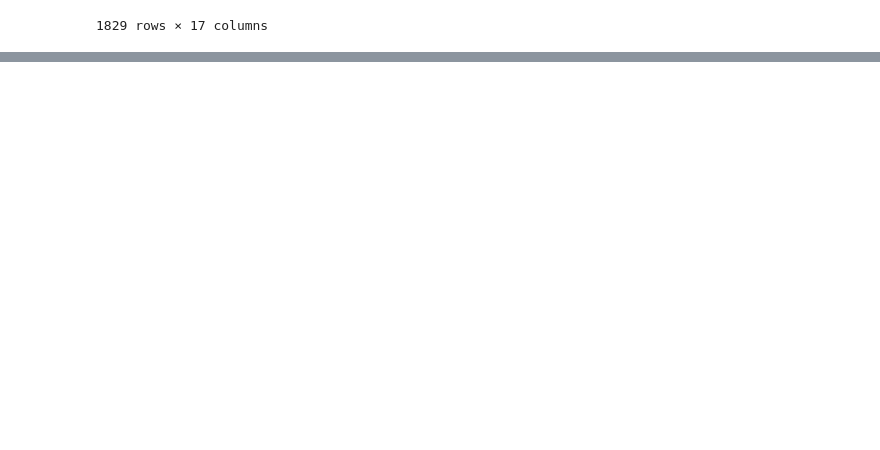
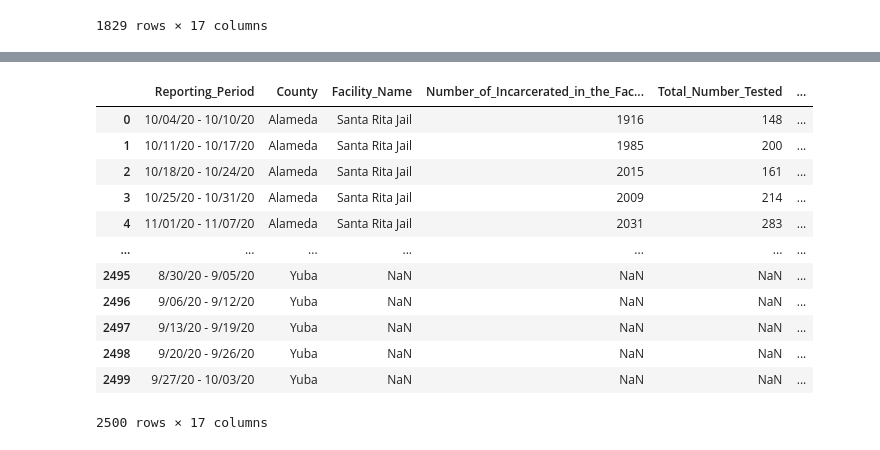
Before and after one commit to rteves0914/COVID_analysis, a Jupyter notebook: data.ipynb, the cells around one changed output, grey strips where cells are left out. Drawn from its saved outputs; the diff is of its cells as text; code cells hidden in the pictures; blank space fills up the shorter version.

```diff
--- a/data.ipynb
+++ b/data.ipynb
@@ -320,0 +339,17 @@ df.drop(['B', 'C'], axis=1)
+# %%
+df_adult_facilities = pd.read_csv('adult_facilities_covid19.csv')
+df_adult_facilities
+# %% [output]
+|  | Reporting_Period | County | Facility_Name | Number_of_Incarcerated_in_the_Fac... | Total_Number_Tested | ... |
+| 0 | 10/04/20 - 10/10/20 | Alameda | Santa Rita Jail | 1916 | 148 | ... |
+| 1 | 10/11/20 - 10/17/20 | Alameda | Santa Rita Jail | 1985 | 200 | ... |
+| 2 | 10/18/20 - 10/24/20 | Alameda | Santa Rita Jail | 2015 | 161 | ... |
+| 3 | 10/25/20 - 10/31/20 | Alameda | Santa Rita Jail | 2009 | 214 | ... |
+| 4 | 11/01/20 - 11/07/20 | Alameda | Santa Rita Jail | 2031 | 283 | ... |
+| ... | ... | ... | ... | ... | ... | ... |
+| 2495 | 8/30/20 - 9/05/20 | Yuba | NaN | NaN | NaN | ... |
+| 2496 | 9/06/20 - 9/12/20 | Yuba | NaN | NaN | NaN | ... |
+| 2497 | 9/13/20 - 9/19/20 | Yuba | NaN | NaN | NaN | ... |
+| 2498 | 9/20/20 - 9/26/20 | Yuba | NaN | NaN | NaN | ... |
+| 2499 | 9/27/20 - 10/03/20 | Yuba | NaN | NaN | NaN | ... |
+2500 rows × 17 columns
```
Also changed, not shown: parts of 9 cells of this notebook, 2 other files.
